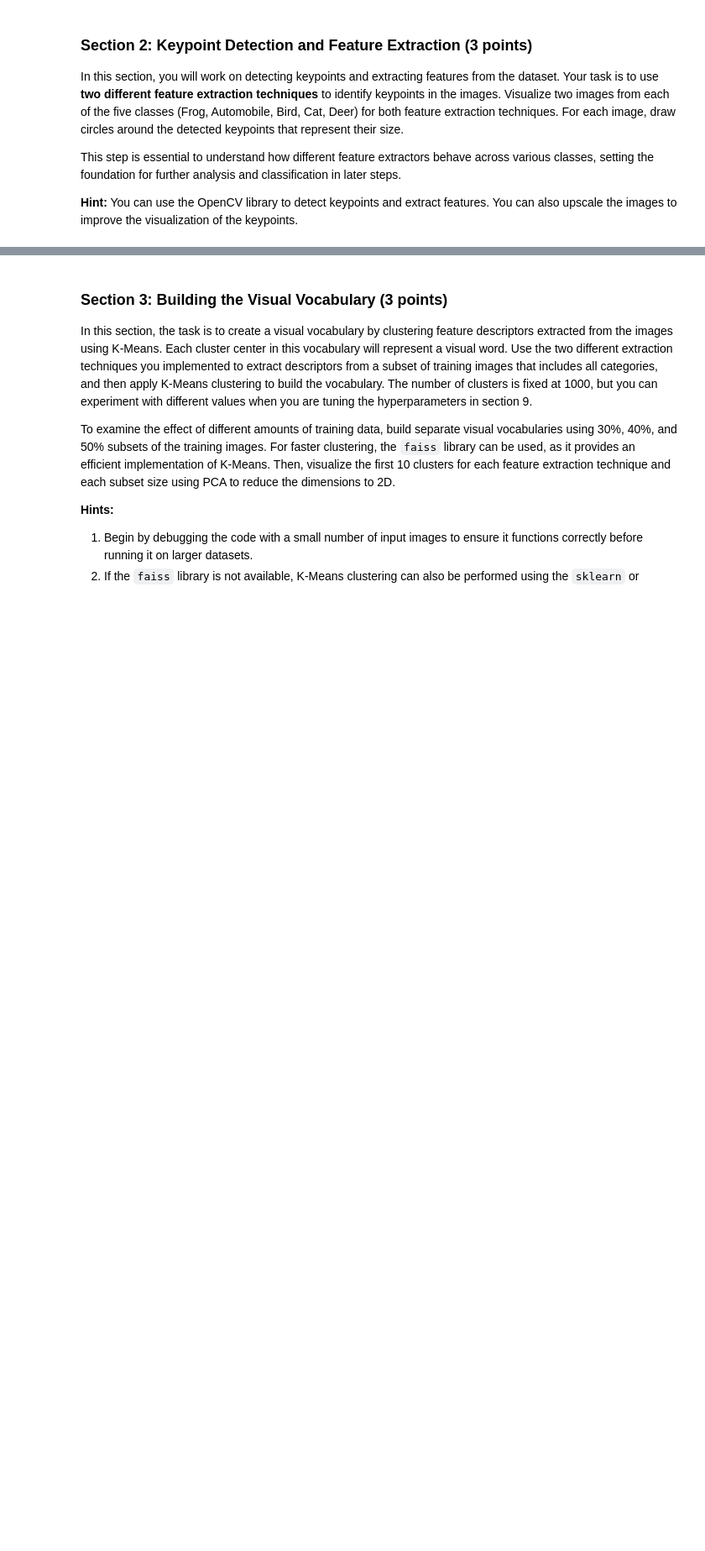
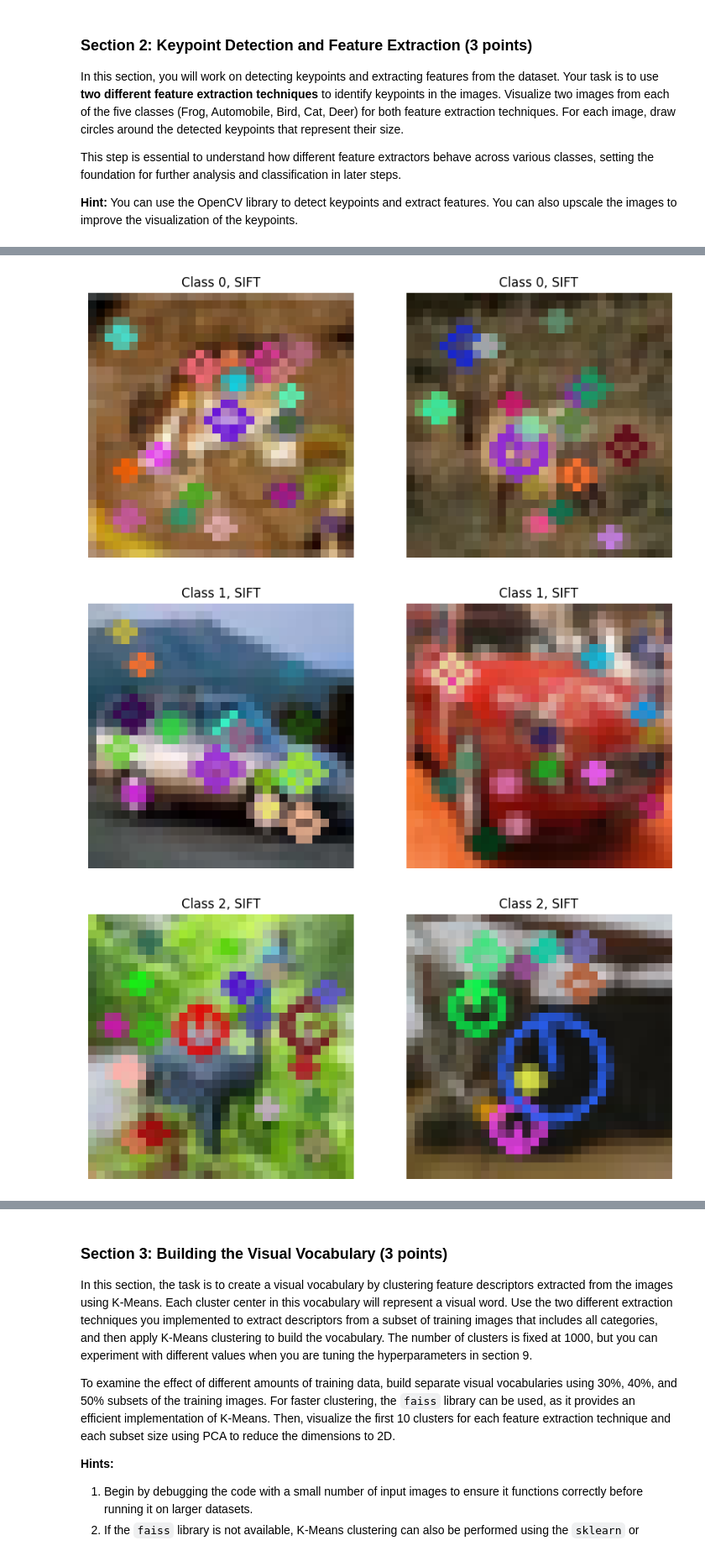
Before and after one commit to chaosido/cv1, a Jupyter notebook: final-lab/cv1-final-lab-part-1-main/cv1-final-lab-part-1-main/cv1-final-lab-part-1.ipynb, the cells around one changed output, grey strips where cells are left out. Shown at 84% size. Saved outputs shown, nothing was run; the diff lists cells and outputs as text; code cells hidden in the pictures; blank space fills up the shorter version.

Commit message:
skeleton for 1-3, features are off still

```diff
--- a/final-lab/cv1-final-lab-part-1-main/cv1-final-lab-part-1-main/cv1-final-lab-part-1.ipynb
+++ b/final-lab/cv1-final-lab-part-1-main/cv1-final-lab-part-1-main/cv1-final-lab-part-1.ipynb
@@ -207,0 +286,27 @@ This step is essential to understand how different feature extractors behave acr
+# %%
+# TODO I think I still need to size them back and have the keypoints in the right format
+def visualize_keypoints_and_matches(images, kp, method):
+    num_classes = 5
+    images_per_class = 2
+
+    for class_idx in range(num_classes):
+        images_with_keypoints = []
+        for img_idx in range(images_per_class):
+            i = class_idx * images_per_class + img_idx
+            img = images[i].astype(np.uint8)
+            keypoints = kp[i]
+
+            images_with_keypoints.append(cv2.drawKeypoints(img, keypoints, None, flags=cv2.DRAW_MATCHES_FLAGS_DRAW_RICH_KEYPOINTS))
+
+        fig, ax = plt.subplots(1, images_per_class, figsize=(10, 5))
+        for i in range(images_per_class):
+            ax[i].imshow(images_with_keypoints[i])
+            ax[i].axis('off')
+            ax[i].set_title(f"Class {class_idx}, {method}")
+
+visualize_keypoints_and_matches(train_images_resized, train_kp_sift, 'SIFT')
+visualize_keypoints_and_matches(train_images_resized, train_kp_orb, 'ORB')
+# %% [output]
+[figure, added]
+[figure, added]
+[figure, added]
```
Also changed, not shown: parts of 10 cells of this notebook, 1 other file.
